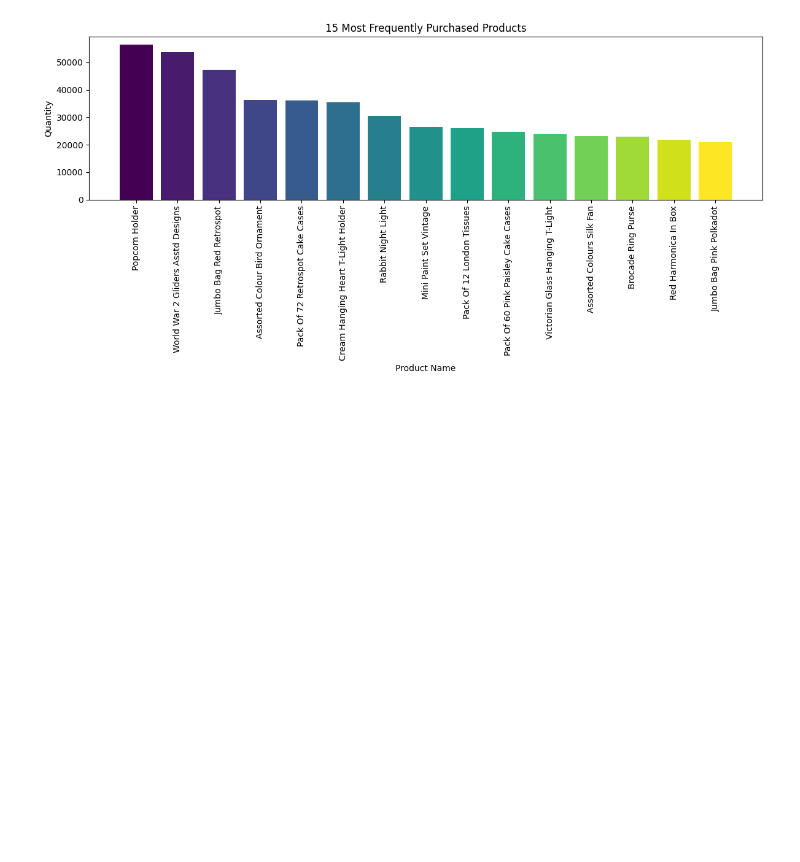
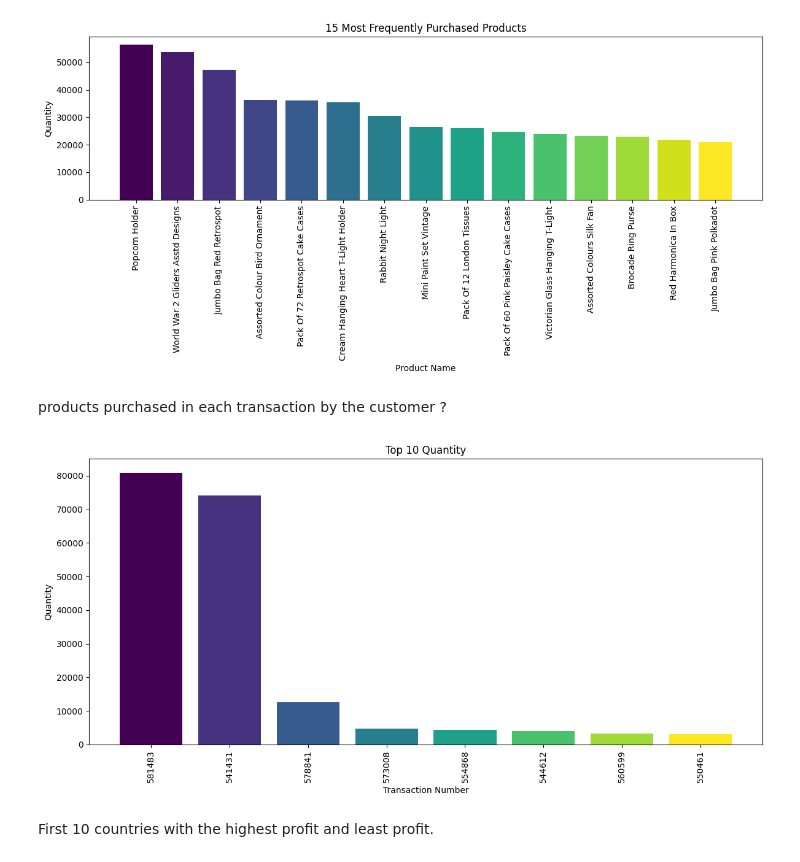
Before and after one commit to Oluyomy/Transforming_e-commerce_transactions, a Jupyter notebook: transactions.ipynb, the cells around one changed output. Saved outputs shown, nothing was run; the diff lists cells and outputs as text; code cells hidden in the pictures; blank space fills up the shorter version.

```diff
--- a/transactions.ipynb
+++ b/transactions.ipynb
@@ -245,3 +245,30 @@ plt.tight_layout()  # Ensure the labels fit within the figure
 plt.show()
 # %% [output]
 [figure]
+# %% [markdown]
+products  purchased in each transaction by the customer ?
+# %%
+import pandas as pd
+import matplotlib.pyplot as plt
+import numpy as np
+
+#a DataFrame 'top_product_quantity' with 'Quantity' and 'TransactionNo' columns
+top_product_quantity = df.sort_values('Quantity', ascending=False)[['Quantity', 'TransactionNo']].head(8).reset_index(drop=True)
+
+# Generate x and y data for the bar chart
+x_values = top_product_quantity['TransactionNo']
+y_values = top_product_quantity['Quantity']
+
+# Create the bar chart with different colors
+plt.figure(figsize=(12, 6))
+plt.bar(x_values, y_values, color=plt.cm.viridis(np.linspace(0, 1, len(x_values))))
+plt.xlabel('Transaction Number')
+plt.ylabel('Quantity')
+plt.title('Top 10 Quantity')
+plt.xticks(rotation=90)  # Rotate x-axis labels for better readability
+plt.tight_layout()  # Ensure the labels fit within the figure
+plt.show()
+# %% [output]
+[figure, added]
+# %% [markdown]
+First 10 countries with the highest profit and least profit.
```
Also changed, not shown: parts of 9 cells of this notebook, 1 other file.
